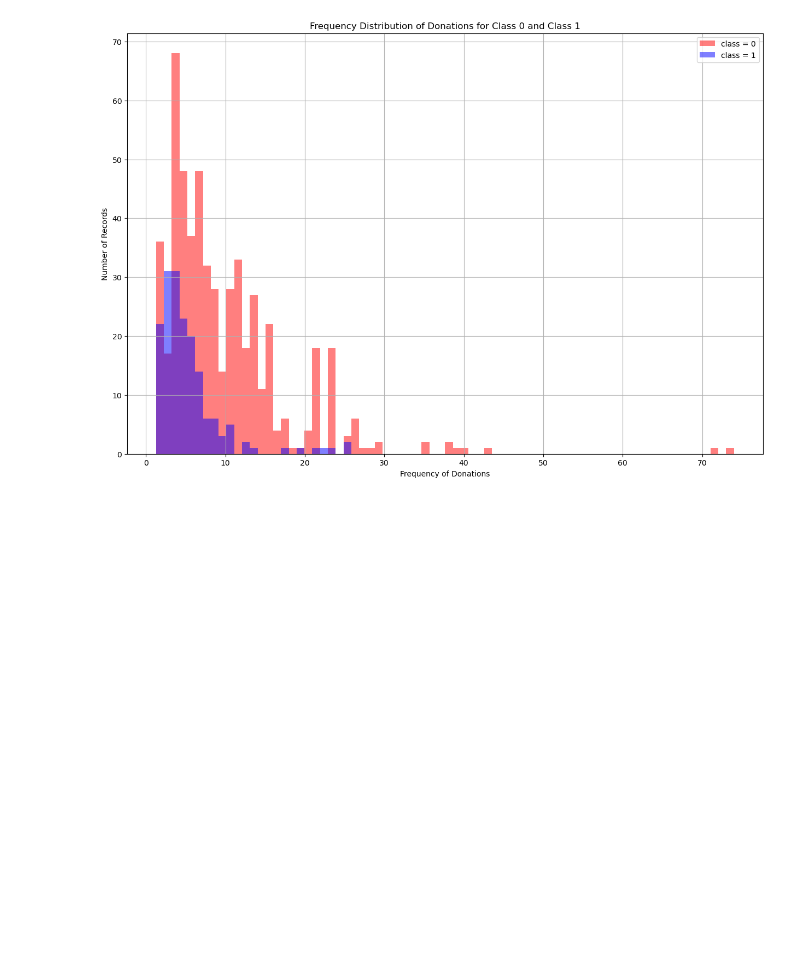
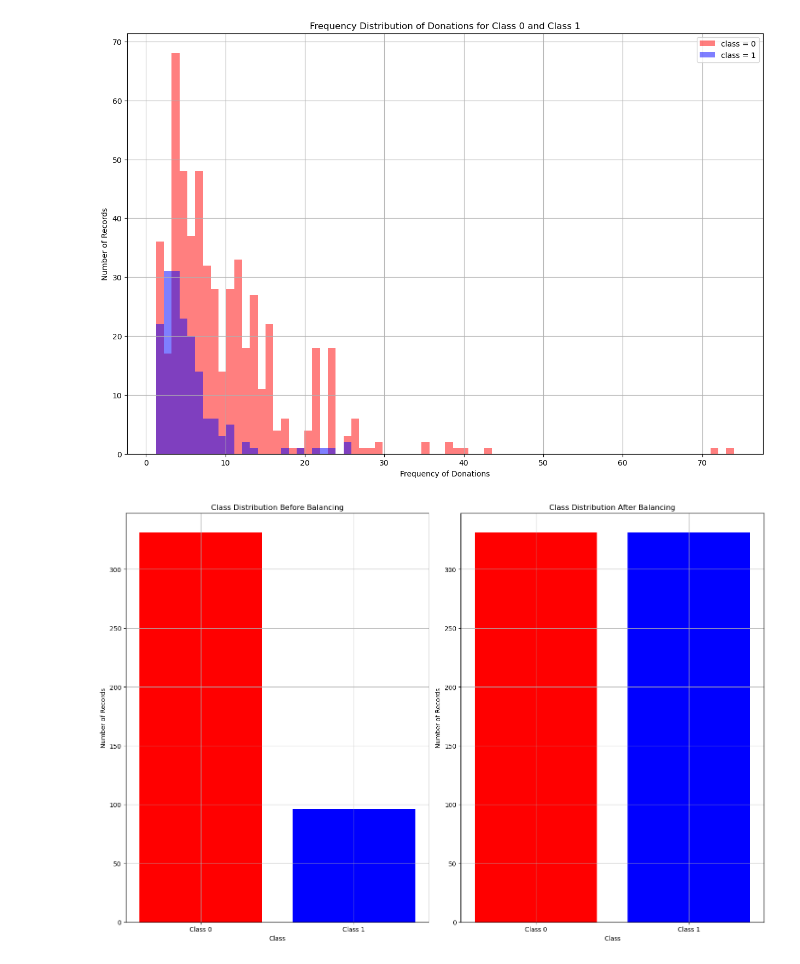
Before and after one commit to Nuraly1503/Data-Analytics, a Jupyter notebook: DA03/3-1.ipynb, the cells around one changed output. Cells and saved outputs as stored; diff of their text form; code cells hidden in the pictures; blank space fills up the shorter version.

```diff
--- a/DA03/3-1.ipynb
+++ b/DA03/3-1.ipynb
@@ -106,3 +87,60 @@ X_test_scaled_balanced = scaler_balanced.transform(X_test)
+# %%
+# Splitting the data for training and testing
+X = df.drop(columns=['class'])
+y = df['class']
+X_train_20, X_test_20, y_train_20, y_test_20 = train_test_split(X, y, test_size=0.20, random_state=42)
+X_train_40, X_test_40, y_train_40, y_test_40 = train_test_split(X, y, test_size=0.40, random_state=42)
+
+# scaling of the data
+scaler = MinMaxScaler()
+
+X_train_scaled_20 = scaler.fit_transform(X_train_20)
+X_test_scaled_20 = scaler.transform(X_test_20)
+
+X_train_scaled_40 = scaler.fit_transform(X_train_40)
+X_test_scaled_40 = scaler.transform(X_test_40)
+
+# Balance the dataset using SMOTE
+sm = SMOTE(random_state=42)
+X_train_res_20, y_train_res_20 = sm.fit_resample(X_train_20, y_train_20)
+
+X_train_res_40, y_train_res_40 = sm.fit_resample(X_train_40, y_train_40)
+
+# Train SVM on balanced data
+scaler_balanced = StandardScaler()
+X_train_scaled_balanced_20 = scaler_balanced.fit_transform(X_train_res_20)
+X_test_scaled_balanced_20 = scaler_balanced.transform(X_test_20)
+
+X_train_scaled_balanced_40 = scaler_balanced.fit_transform(X_train_res_40)
+X_test_scaled_balanced_40 = scaler_balanced.transform(X_test_40)
+
+
+# Calculate class counts before and after balancing
+class_counts_before = y_train_20.value_counts()
+class_counts_after = y_train_res_20.value_counts()
+
+class_counts_before = y_train_40.value_counts()
+class_counts_after = y_train_res_40.value_counts()
+
+## Vizualisation of the imbalance
+plt.figure(figsize=(15, 10))
+plt.subplot(1, 2, 1)
+plt.bar(['Class 0', 'Class 1'], [class_counts_before[0], class_counts_before[1]], color=['red', 'blue'])
+plt.xlabel('Class')
+plt.ylabel('Number of Records')
+plt.title('Class Distribution Before Balancing')
+plt.grid()
+# Plot after balancing
+plt.subplot(1, 2, 2)
+plt.bar(['Class 0', 'Class 1'], [class_counts_after[0], class_counts_after[1]], color=['red', 'blue'])
+plt.xlabel('Class')
+plt.ylabel('Number of Records')
+plt.title('Class Distribution After Balancing')
+plt.grid()
+plt.tight_layout()
+plt.show()
+# %% [output]
+[figure, added]
 # %%
 # Define a confusion matrix function
 def confusion_matrix(pred, original):
```
Also changed, not shown: parts of 14 cells of this notebook.
